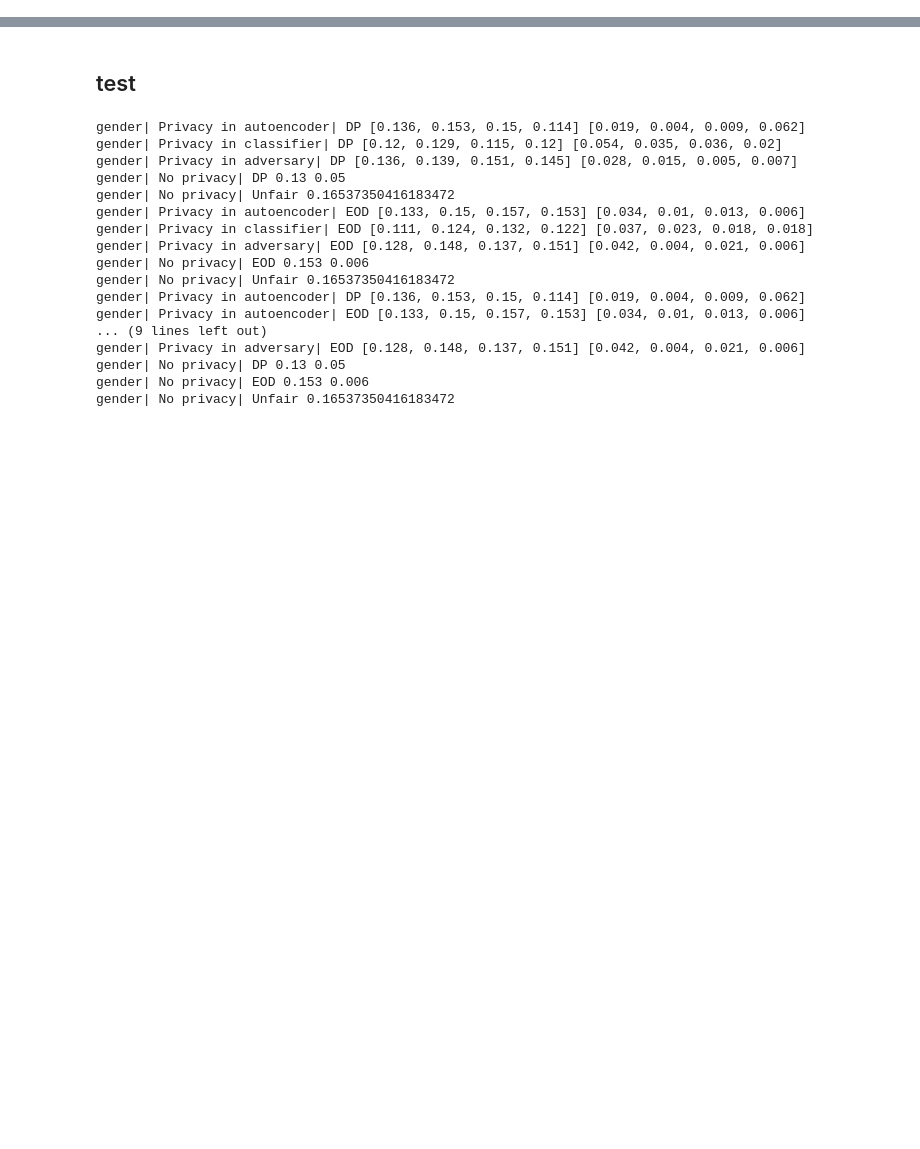
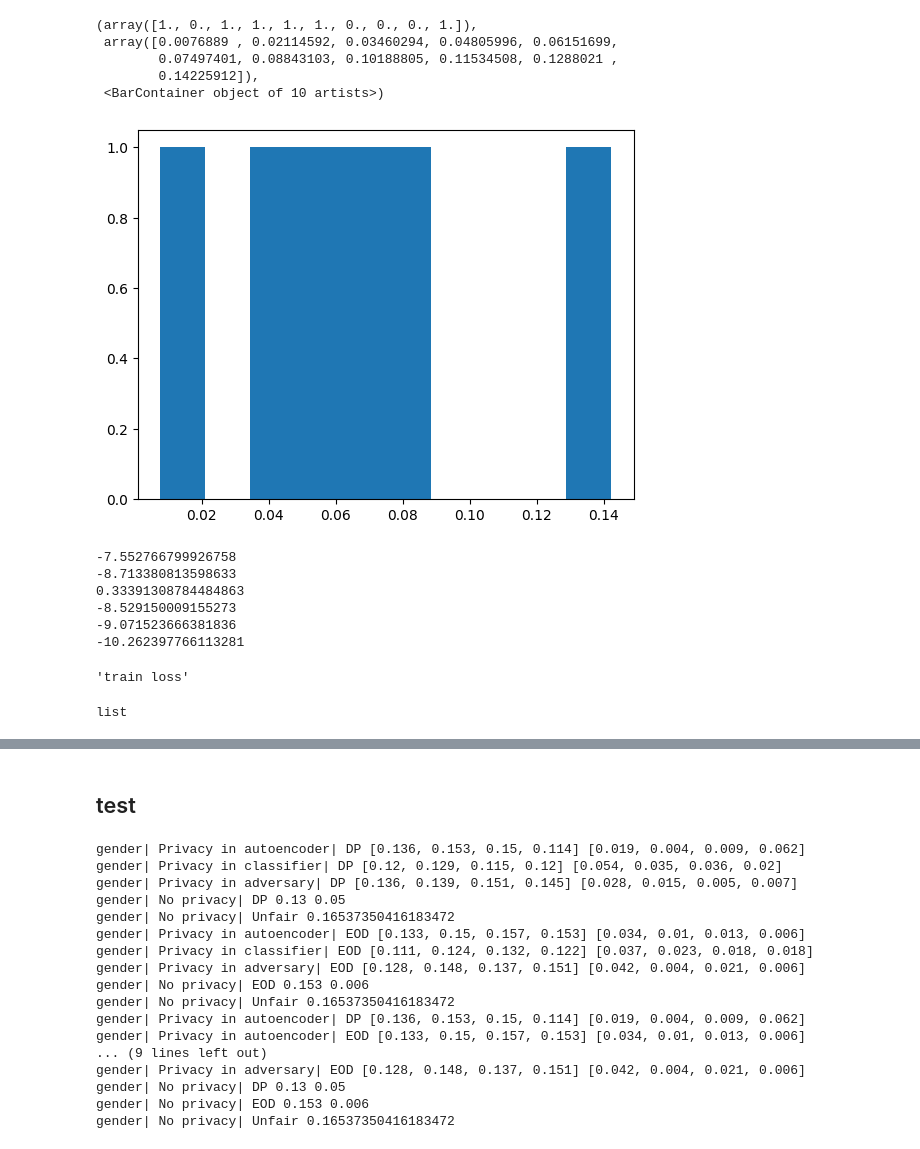
Before and after one commit to Eponeshnikov/DPFairDeepLearning, a Jupyter notebook: postprocessing.ipynb, the cells around one changed output, grey strips where cells are left out. Cells and saved outputs as stored; diff of their text form; code cells hidden in the pictures; blank space fills up the shorter version.

```diff
--- a/postprocessing.ipynb
+++ b/postprocessing.ipynb
@@ -16,0 +82,58 @@ for i in tqdm(task_list_remove):
+# %%
+class TaskListPipeline:
+    def __init__(self, task_list):
+        self.task_list = task_list
+        self.operations = []
+
+    def filter_by_args(self, *args, page='Args'):
+        self.operations.append(lambda tasks: TaskListFilter(tasks).filter_by_args(list(args), page))
+        return self
+
+    def extract_scalar_values(self, keys):
+        self.operations.append(lambda tasks: [TaskListFilter([task]).extract_scalar_value(keys) for task in tasks])
+        return self
+
+    def run(self):
+        tasks = self.task_list
+        for operation in self.operations:
+            tasks = operation(tasks)
+        return tasks
+# %%
+pipeline = TaskListPipeline(task_list)
+filtered_tasks = pipeline.filter_by_args(
+    {'arch': 'EOD', 'privacy_in':['encoder_classifier']}
+).run()
+# %%
+eps_pipe = TaskListPipeline(filtered_tasks)
+eps_tasks = eps_pipe.filter_by_args(*[{'eps':i} for i in [1,3,10, 30]]).extract_scalar_values(['ΔEOD', 'Eq_Odds test', 'y', -1]).run()
+# %%
+import numpy as np
+import matplotlib.pyplot as plt
+x = [eps_tasks[int(i * len(eps_tasks)/4):int((i+1) * len(eps_tasks)/4)] for i in range(4)]
+plt.hist(x[3])
+# %% [output]
+(array([1., 0., 1., 1., 1., 1., 0., 0., 0., 1.]),
+ array([0.0076889 , 0.02114592, 0.03460294, 0.04805996, 0.06151699,
+        0.07497401, 0.08843103, 0.10188805, 0.11534508, 0.1288021 ,
+        0.14225912]),
+ <BarContainer object of 10 artists>)
+[figure, added]
+# %%
+for i in filtered_tasks:
+    print(i)
+# %% [output]
+-7.552766799926758
+-8.713380813598633
+0.33391308784484863
+-8.529150009155273
+-9.071523666381836
+-10.262397766113281
+# %%
+filter_ = TaskListFilter(task_list)
+filter_.extract_scalar_value(['Adversary Loss', 'train loss', 'name'])
+# %% [output]
+'train loss'
+# %%
+type(task_list[0].get_reported_scalars()['ΔDP']['Dem_Par test']['x'])
+# %% [output]
+list
```
Also changed, not shown: parts of 13 cells of this notebook, 7 other files.
